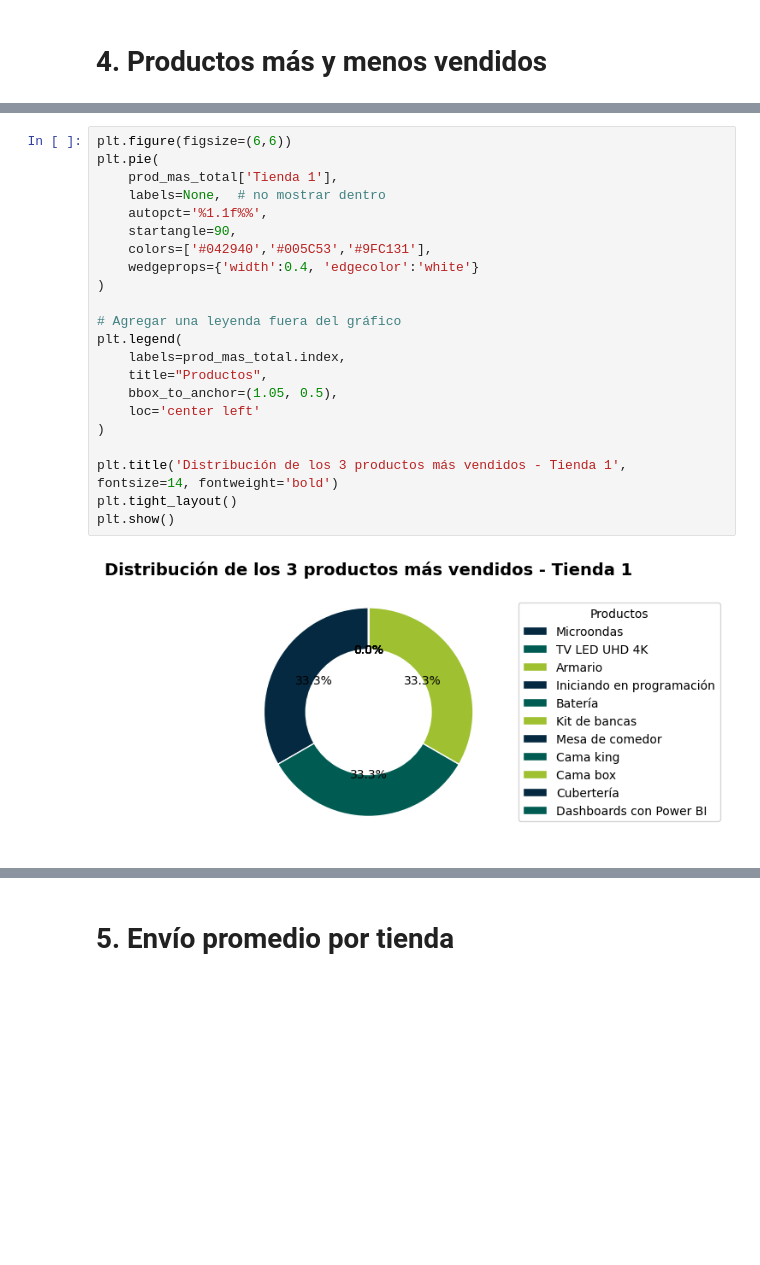
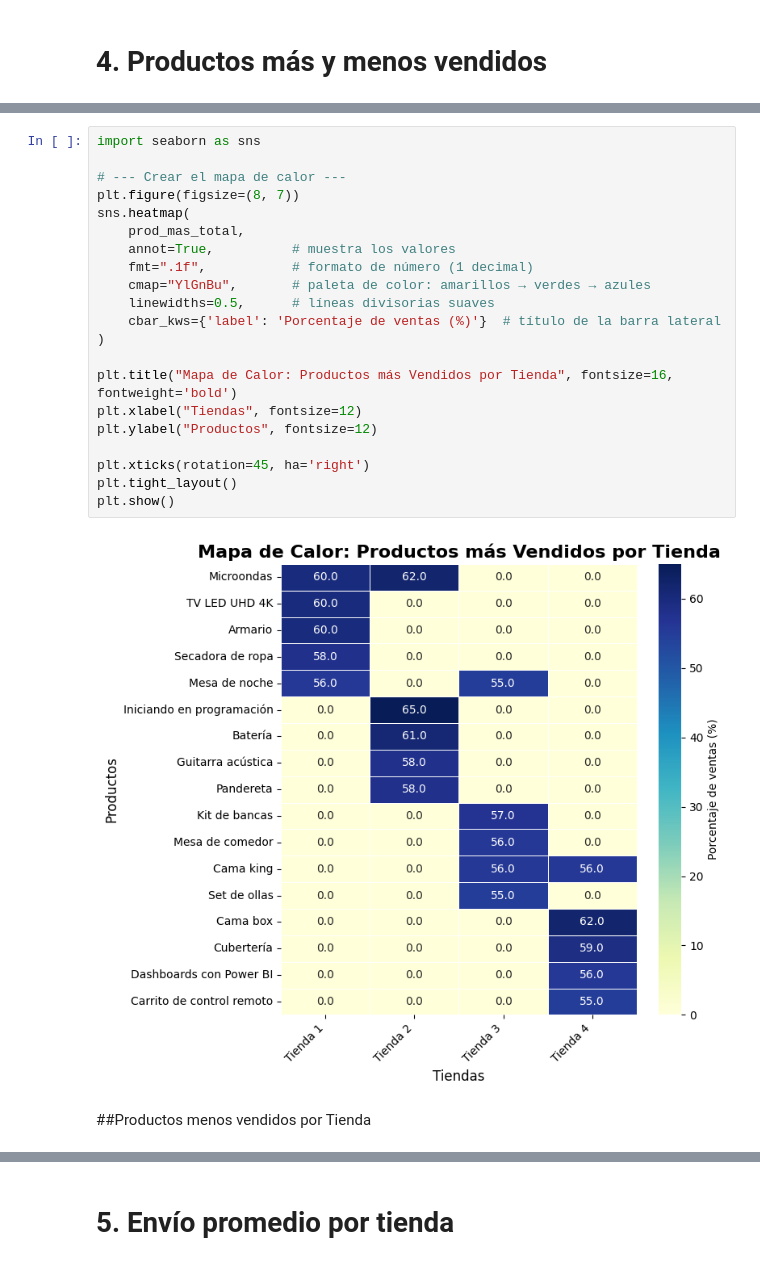
Before and after one commit to Luis-stack-create/challenge-data-science, a Jupyter notebook: Challengue_data_science.ipynb, the cells around one changed output, grey strips where cells are left out. Drawn from its saved outputs; the diff is of its cells as text; blank space fills up the shorter version.

```diff
--- a/Challengue_data_science.ipynb
+++ b/Challengue_data_science.ipynb
@@ -318,24 +305,25 @@ plt.show()
-# %%
-plt.figure(figsize=(6,6))
-plt.pie(
-    prod_mas_total['Tienda 1'],
-    labels=None,  # no mostrar dentro
-    autopct='%1.1f%%',
-    startangle=90,
-    colors=['#042940','#005C53','#9FC131'],
-    wedgeprops={'width':0.4, 'edgecolor':'white'}
-)
-
-# Agregar una leyenda fuera del gráfico
-plt.legend(
-    labels=prod_mas_total.index,
-    title="Productos",
-    bbox_to_anchor=(1.05, 0.5),
-    loc='center left'
-)
-
-plt.title('Distribución de los 3 productos más vendidos - Tienda 1', fontsize=14, fontweight='bold')
-plt.tight_layout()
-plt.show()
-# %% [output]
-[figure, removed]
+# %%
+import seaborn as sns
+
+# --- Crear el mapa de calor ---
+plt.figure(figsize=(8, 7))
+sns.heatmap(
+    prod_mas_total,
+    annot=True,          # muestra los valores
+    fmt=".1f",           # formato de número (1 decimal)
+    cmap="YlGnBu",       # paleta de color: amarillos → verdes → azules
+    linewidths=0.5,      # líneas divisorias suaves
+    cbar_kws={'label': 'Porcentaje de ventas (%)'}  # título de la barra lateral
+)
+
+plt.title("Mapa de Calor: Productos más Vendidos por Tienda", fontsize=16, fontweight='bold')
+plt.xlabel("Tiendas", fontsize=12)
+plt.ylabel("Productos", fontsize=12)
+
+plt.xticks(rotation=45, ha='right')
+plt.tight_layout()
+plt.show()
+# %% [output]
+[figure, added]
+# %% [markdown]
+##Productos menos vendidos por Tienda
```
Also changed, not shown: parts of 9 cells of this notebook.
